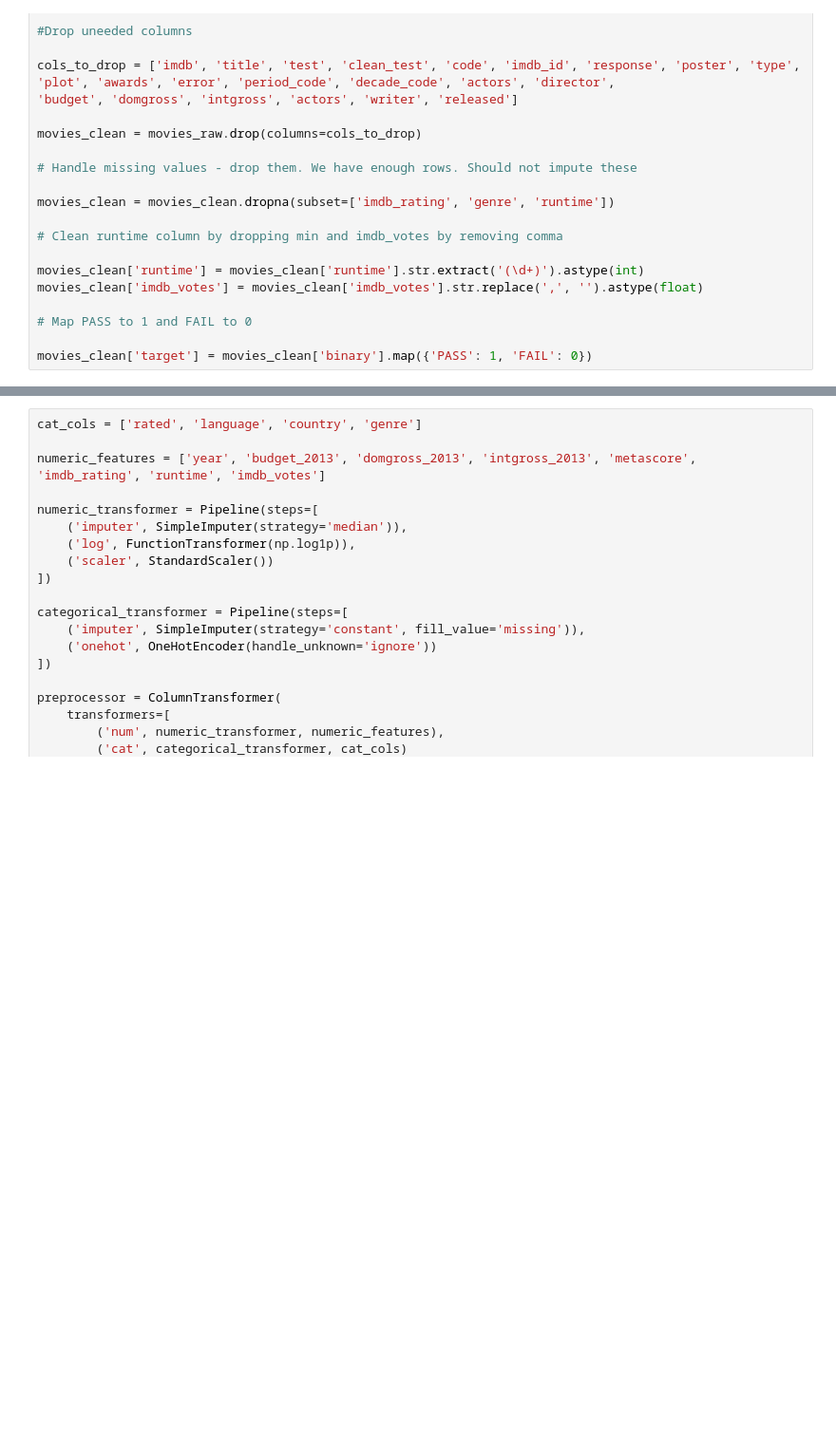
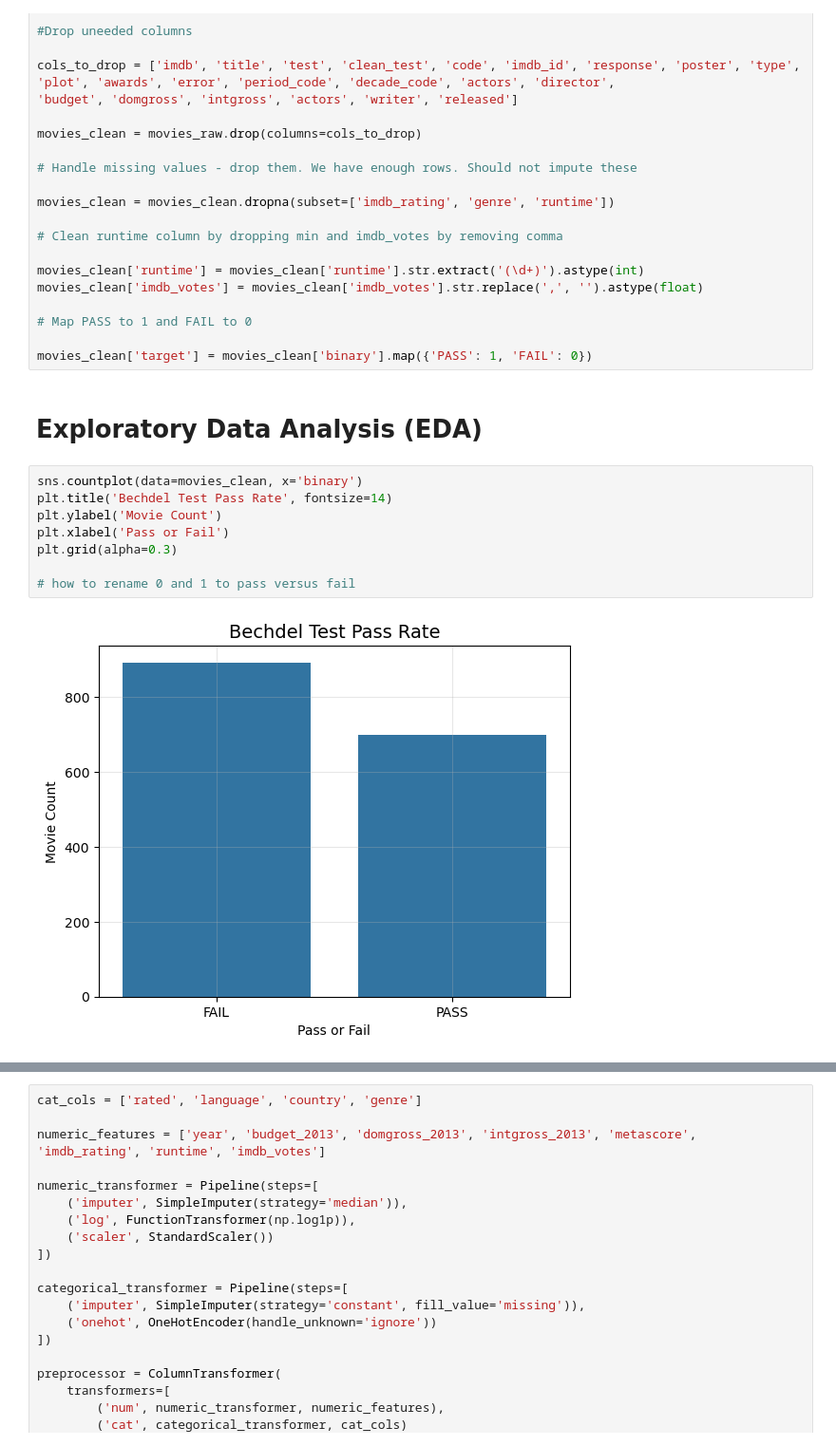
Before and after one commit to hannahlm21/hannahmills-website, a Jupyter notebook: sampleanalysis.ipynb, the cells around one changed output, grey strips where cells are left out. Shown at 95% size. Drawn from its saved outputs; the diff is of its cells as text; blank space fills up the shorter version.

```diff
--- a/sampleanalysis.ipynb
+++ b/sampleanalysis.ipynb
@@ -50,3 +52,15 @@ movies_clean['imdb_votes'] = movies_clean['imdb_votes'].str.replace(',', '').ast
 # Map PASS to 1 and FAIL to 0
 
 movies_clean['target'] = movies_clean['binary'].map({'PASS': 1, 'FAIL': 0})
+# %% [markdown]
+# Exploratory Data Analysis (EDA)
+# %%
+sns.countplot(data=movies_clean, x='binary')
+plt.title('Bechdel Test Pass Rate', fontsize=14)
+plt.ylabel('Movie Count')
+plt.xlabel('Pass or Fail')
+plt.grid(alpha=0.3)
+
+# how to rename 0 and 1 to pass versus fail
+# %% [output]
+[figure, added]
```
Also changed, not shown: parts of 5 cells of this notebook.
